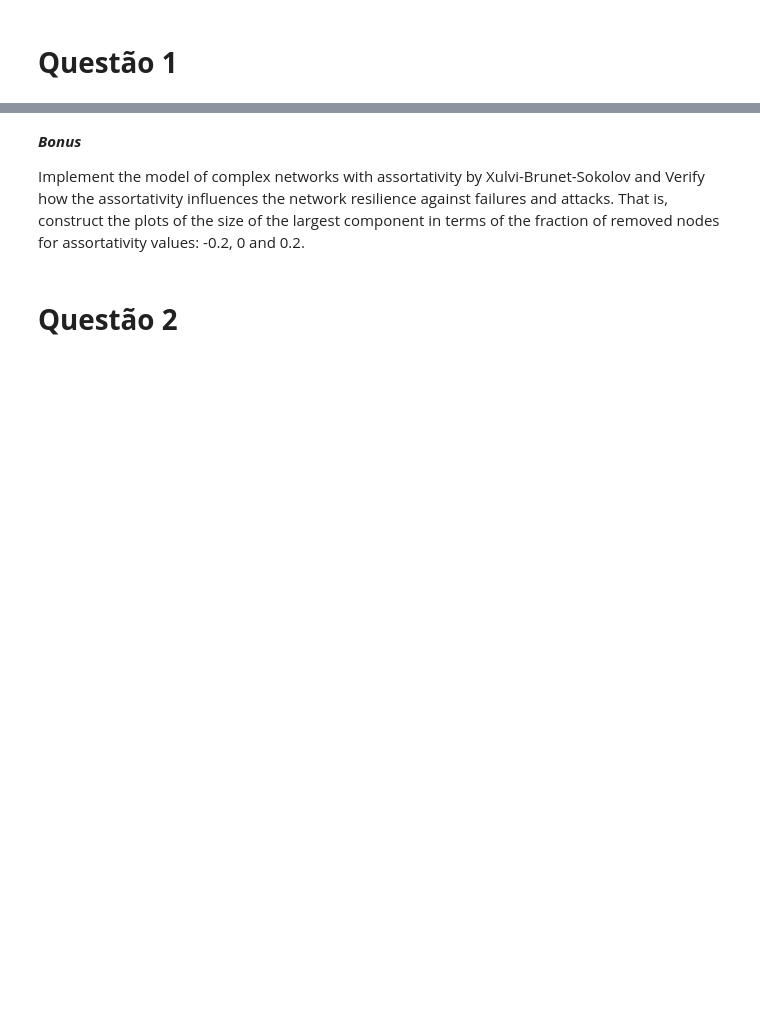
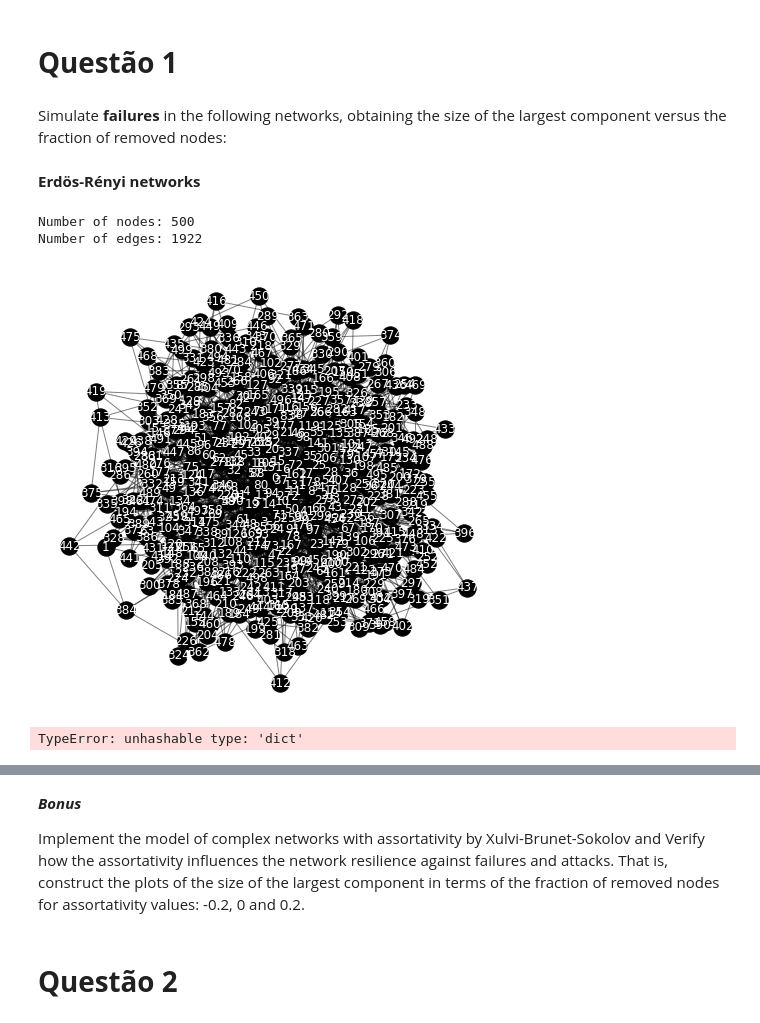
Before and after one commit to illiamw/Redes-Complexas, a Jupyter notebook: Projeto4/Projeto4.ipynb, the cells around one changed output, grey strips where cells are left out. Saved outputs shown, nothing was run; the diff lists cells and outputs as text; code cells hidden in the pictures; blank space fills up the shorter version.

```diff
--- a/Projeto4/Projeto4.ipynb
+++ b/Projeto4/Projeto4.ipynb
@@ -47,0 +175,42 @@ def plot_grafo(grafo):
+# %% [markdown]
+Simulate **failures** in the following networks, obtaining the size of the largest component versus the fraction of removed nodes:
+# %% [markdown]
+**Erdös-Rényi networks**
+# %%
+#N = 500
+#av_degree = 2
+#p = av_degree/(N-1)
+GER = nx.gnp_random_graph(N, p, seed=None, directed=False)
+
+N = len(GER)
+M = GER.number_of_edges()
+print('Number of nodes:', N)
+print('Number of edges:', M)
+
+# Plotando o grafo:
+pos = nx.fruchterman_reingold_layout(GBA);
+plt.figure(figsize=(8,8));
+plt.axis("off");
+nx.draw_networkx_nodes(GBA, pos, node_size=300, node_color="black");
+nx.draw_networkx_edges(GBA, pos, alpha=0.500);
+nx.draw_networkx_labels(GBA, pos, font_color="white");
+plt.show();
+# %% [output]
+Number of nodes: 500
+Number of edges: 1922
+[figure, added]
+# %%
+fc = fcritical(GER)
+
+Sf, vnf = failures(GER)
+
+plt.figure()
+plt.plot(vnf,Sf,'-or', label='Failures')
+plt.xlabel("f", fontsize=20)
+plt.ylabel("S", fontsize=20)
+plt.axvline(x=fc, color = 'g', label='fc failures')
+plt.legend()
+plt.grid(True)
+plt.show();
+# %% [output]
+TypeError: unhashable type: 'dict'
```
Also changed, not shown: parts of 47 cells of this notebook, 6 other files.
